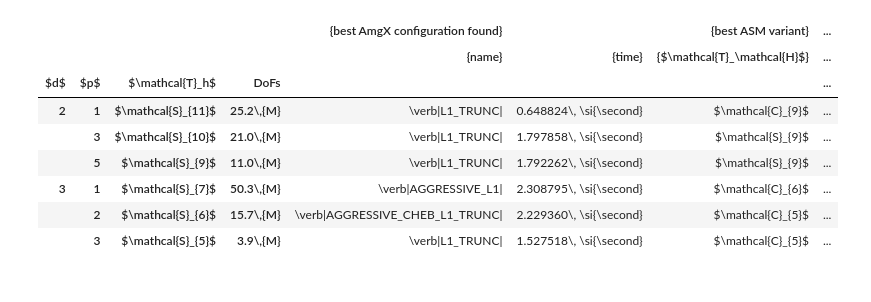
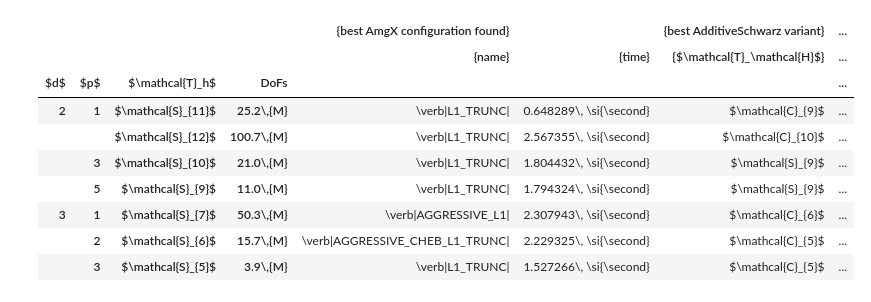
Before and after one commit to mgr0dzicki/dd-solvers, a Jupyter notebook: notebooks/best_comparison.ipynb, the cells around one changed output. Drawn from its saved outputs; the diff is of its cells as text; code cells hidden in the pictures.

```diff
--- a/notebooks/best_comparison.ipynb
+++ b/notebooks/best_comparison.ipynb
@@ -35,0 +42,8 @@ for problem in problems:
+# %%
+problems = (
+    df[["test case", "p", "fine m"]]
+    .drop_duplicates()
+    .sort_values(by=["test case", "p", "fine m"])
+    .reset_index(drop=True)
+)
+problems
@@ -102,3 +137,10 @@ def get_dofs(d, fine_m, p):
         (3, 3): 20,
     }
     return 2 ** (d * fine_m) * (2 if d == 2 else 6) * element_dofs[(d, p)]
+# %%
+test_case = problems.iloc[0]["test case"]
+p = problems.iloc[0]["p"]
+fine_m = problems.iloc[0]["fine m"]
+
+data = df[(df["test case"] == test_case) & (df["p"] == p) & (df["fine m"] == fine_m)]
+process_experiments_df(data)
@@ -116,6 +173,8 @@ def get_problem_summary(d, fine_m, p):
 
     return summary
 # %%
-speedup_table = pd.DataFrame(get_problem_summary(*problem) for problem in problems)
+speedup_table = pd.DataFrame(
+    get_problem_summary(problem) for _, problem in problems.iterrows()
+)
 speedup_table
 # %% [output]
@@ -133,55 +193,68 @@ assert (speedup_table["best_classical_precision"] == "fp32+fp16").all()
 # %%
 tab = pd.DataFrame()
 tab[["$d$", "$p$"]] = speedup_table[["d", "p"]]
-tab["$\\mathcal{T}_h$"] = speedup_table["m"].apply(
-    lambda m: f"${format_mesh((m, 'S'))}$"
-)
+tab["$\\mathcal{T}_h$"] = speedup_table["m"].apply(lambda m: f"${format_mesh(m)}$")
 tab["DoFs"] = speedup_table["DoFs"].apply(lambda n: f"{n / 1_000_000:.1f}\\,{{M}}")
 
 amgx_best = "best AmgX configuration found"
-asm_best = "best ASM variant"
+additive_best = "best AdditiveSchwarz variant"
+hybrid_best = "best HybridSchwarz variant"
 
 tab[(amgx_best, "name")] = speedup_table["best_amgx_variant"].map(
     lambda v: f"\\verb|{v.replace('AGGRESIVE', 'AGGRESSIVE')}|"
 )
 tab[(amgx_best, "time")] = speedup_table["best_amgx_time"] / 1000
-tab[(asm_best, "$\\mathcal{T}_\\mathcal{H}$")] = speedup_table["best_asm_meshing"].map(
-    lambda m: f"${format_mesh(m[0])}$"
-)
-tab[(asm_best, "$\\mathcal{T}_H$")] = speedup_table["best_asm_meshing"].map(
+tab[(additive_best, "$\\mathcal{T}_\\mathcal{H}$")] = speedup_table[
+    "best_additive_meshing"
+].map(lambda m: f"${format_mesh(m[0])}$")
+tab[(additive_best, "$\\mathcal{T}_H$")] = speedup_table["best_additive_meshing"].map(
     lambda m: f"${format_mesh(m[1])}$"
 )
-tab[(asm_best, "time")] = speedup_table["best_asm_time"] / 1000
-tab[(asm_best, "speedup")] = tab[(amgx_best, "time")] / tab[(asm_best, "time")]
+tab[(additive_best, "time")] = speedup_table["best_additive_time"] / 1000
+tab[(additive_best, "speedup")] = (
+    tab[(amgx_best, "time")] / tab[(additive_best, "time")]
+)
+
+tab[(hybrid_best, "$\\mathcal{T}_\\mathcal{H}$")] = speedup_table[
+    "best_hybrid_meshing"
+].map(lambda m: f"${format_mesh(m[0])}$")
+tab[(hybrid_best, "$\\mathcal{T}_H$")] = speedup_table["best_hybrid_meshing"].map(
+    lambda m: f"${format_mesh(m[1])}$"
+)
+tab[(hybrid_best, "time")] = speedup_table["best_hybrid_time"] / 1000
+tab[(hybrid_best, "speedup")] = tab[(amgx_best, "time")] / tab[(hybrid_best, "time")]
 
 tab.set_index(["$d$", "$p$", "$\\mathcal{T}_h$", "DoFs"], inplace=True)
 
 
 def time_latex(t: float):
     return f"{t:.6f}\\, \\si{{\\second}}"
 
 
 def speedup_latex(s: float):
     return f"{s:.6f} \\,\\(\\times\\)"
 
 
 tab[(amgx_best, "time")] = tab[(amgx_best, "time")].apply(time_latex)
-tab[(asm_best, "time")] = tab[(asm_best, "time")].apply(time_latex)
-tab[(asm_best, "speedup")] = tab[(asm_best, "speedup")].apply(speedup_latex)
+tab[(additive_best, "time")] = tab[(additive_best, "time")].apply(time_latex)
+tab[(additive_best, "speedup")] = tab[(additive_best, "speedup")].apply(speedup_latex)
+tab[(hybrid_best, "time")] = tab[(hybrid_best, "time")].apply(time_latex)
+tab[(hybrid_best, "speedup")] = tab[(hybrid_best, "speedup")].apply(speedup_latex)
 
 tab.columns = pd.MultiIndex.from_tuples(tab.columns)
 tab.rename(columns=lambda c: f"{{{c}}}", inplace=True)
 tab
 # %% [output]
-|  |  |  |  | {best AmgX configuration found} |  | {best ASM variant} | ... |
+|  |  |  |  | {best AmgX configuration found} |  | {best AdditiveSchwarz variant} | ... |
 |  |  |  |  | {name} | {time} | {$\mathcal{T}_\mathcal{H}$} | ... |
 | $d$ | $p$ | $\mathcal{T}_h$ | DoFs |  |  |  | ... |
-| 2 | 1 | $\mathcal{S}_{11}$ | 25.2\,{M} | \verb|L1_TRUNC| | 0.648824\, \si{\second} | $\mathcal{C}_{9}$ | ... |
-|  | 3 | $\mathcal{S}_{10}$ | 21.0\,{M} | \verb|L1_TRUNC| | 1.797858\, \si{\second} | $\mathcal{S}_{9}$ | ... |
-|  | 5 | $\mathcal{S}_{9}$ | 11.0\,{M} | \verb|L1_TRUNC| | 1.792262\, \si{\second} | $\mathcal{S}_{9}$ | ... |
-| 3 | 1 | $\mathcal{S}_{7}$ | 50.3\,{M} | \verb|AGGRESSIVE_L1| | 2.308795\, \si{\second} | $\mathcal{C}_{6}$ | ... |
-|  | 2 | $\mathcal{S}_{6}$ | 15.7\,{M} | \verb|AGGRESSIVE_CHEB_L1_TRUNC| | 2.229360\, \si{\second} | $\mathcal{C}_{5}$ | ... |
-|  | 3 | $\mathcal{S}_{5}$ | 3.9\,{M} | \verb|L1_TRUNC| | 1.527518\, \si{\second} | $\mathcal{C}_{5}$ | ... |
+| 2 | 1 | $\mathcal{S}_{11}$ | 25.2\,{M} | \verb|L1_TRUNC| | 0.648289\, \si{\second} | $\mathcal{C}_{9}$ | ... |
+|  |  | $\mathcal{S}_{12}$ | 100.7\,{M} | \verb|L1_TRUNC| | 2.567355\, \si{\second} | $\mathcal{C}_{10}$ | ... |
+|  | 3 | $\mathcal{S}_{10}$ | 21.0\,{M} | \verb|L1_TRUNC| | 1.804432\, \si{\second} | $\mathcal{S}_{9}$ | ... |
+|  | 5 | $\mathcal{S}_{9}$ | 11.0\,{M} | \verb|L1_TRUNC| | 1.794324\, \si{\second} | $\mathcal{S}_{9}$ | ... |
+| 3 | 1 | $\mathcal{S}_{7}$ | 50.3\,{M} | \verb|AGGRESSIVE_L1| | 2.307943\, \si{\second} | $\mathcal{C}_{6}$ | ... |
+|  | 2 | $\mathcal{S}_{6}$ | 15.7\,{M} | \verb|AGGRESSIVE_CHEB_L1_TRUNC| | 2.229325\, \si{\second} | $\mathcal{C}_{5}$ | ... |
+|  | 3 | $\mathcal{S}_{5}$ | 3.9\,{M} | \verb|L1_TRUNC| | 1.527266\, \si{\second} | $\mathcal{C}_{5}$ | ... |
 # %%
 time_col = "S[table-format=1.3\\,s, round-mode=places, round-precision=3]"
 speedup_col = "S[table-format=1.3, round-mode=places, round-precision=3]"
```
Also changed, not shown: parts of 17 cells of this notebook, 4 other files.
